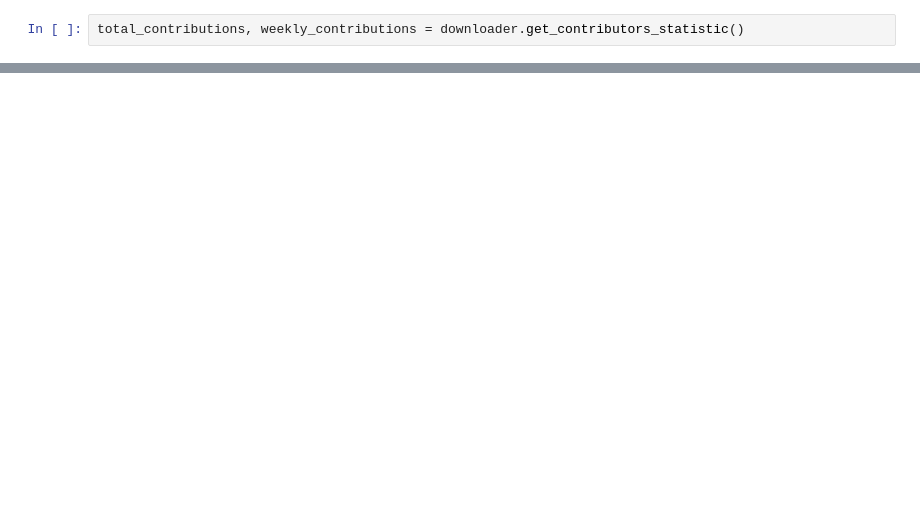
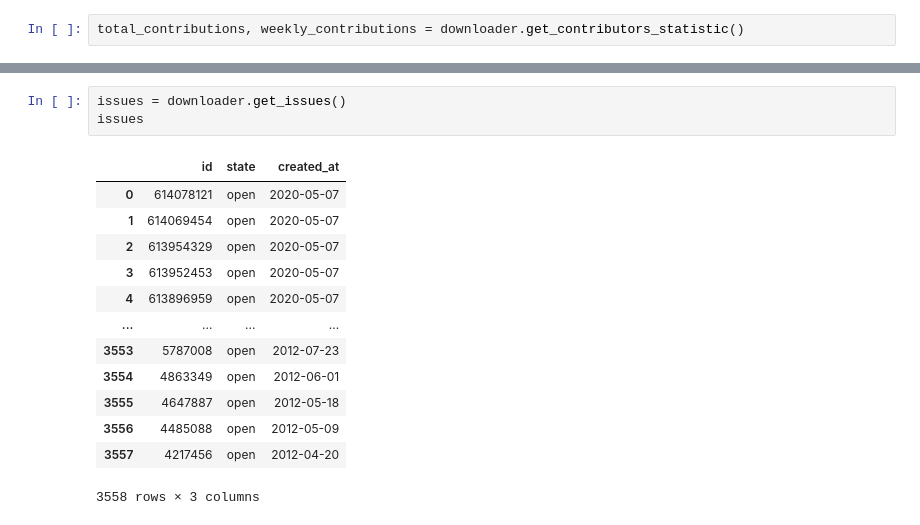
Before and after one commit to porsk/github-stats, a Jupyter notebook: GitHub Stats.ipynb, the cells around one changed output, grey strips where cells are left out. Drawn from its saved outputs; the diff is of its cells as text; blank space fills up the shorter version.

```diff
--- a/GitHub Stats.ipynb
+++ b/GitHub Stats.ipynb
@@ -113,0 +73,17 @@ downloader.get_code_frequency_statistic()
+# %%
+issues = downloader.get_issues()
+issues
+# %% [output]
+|  | id | state | created_at |
+| 0 | 614078121 | open | 2020-05-07 |
+| 1 | 614069454 | open | 2020-05-07 |
+| 2 | 613954329 | open | 2020-05-07 |
+| 3 | 613952453 | open | 2020-05-07 |
+| 4 | 613896959 | open | 2020-05-07 |
+| ... | ... | ... | ... |
+| 3553 | 5787008 | open | 2012-07-23 |
+| 3554 | 4863349 | open | 2012-06-01 |
+| 3555 | 4647887 | open | 2012-05-18 |
+| 3556 | 4485088 | open | 2012-05-09 |
+| 3557 | 4217456 | open | 2012-04-20 |
+3558 rows × 3 columns
```
Also changed, not shown: parts of 12 cells of this notebook, 2 other files.
